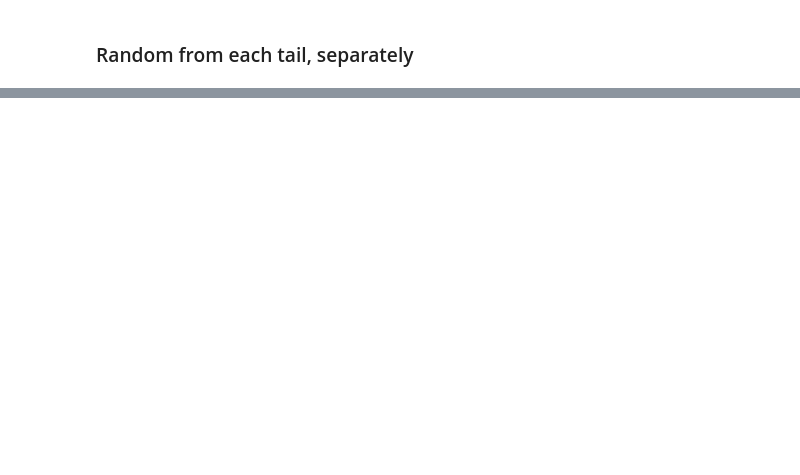
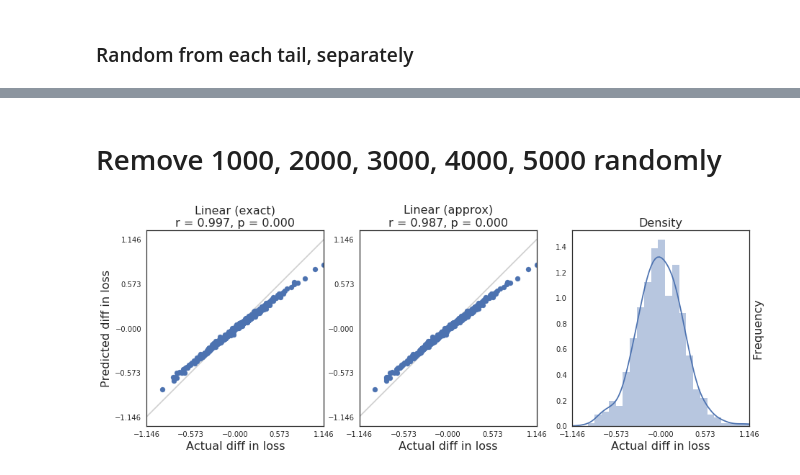
Before and after one commit to kohpangwei/influence-release, a Jupyter notebook: scripts/fig2_approx_sparsity.ipynb, the cells around one changed output, grey strips where cells are left out. Drawn from its saved outputs; the diff is of its cells as text; code cells hidden in the pictures; blank space fills up the shorter version.

Commit message:
Run sparsity experiments

```diff
--- a/scripts/fig2_approx_sparsity.ipynb
+++ b/scripts/fig2_approx_sparsity.ipynb
@@ -141,0 +174,6 @@ plot_density('../output/mnist_logreg_lbfgs_sparsity_retraining-500-500-tail_neg.
+# %% [markdown]
+# Remove 1000, 2000, 3000, 4000, 5000 randomly
+# %%
+plot_density('../output/mnist_logreg_lbfgs_sparsity_retraining-1000-500-random.npz')
+# %% [output]
+[figure, added]
```
Also changed, not shown: parts of 20 cells of this notebook, 1 other file.
